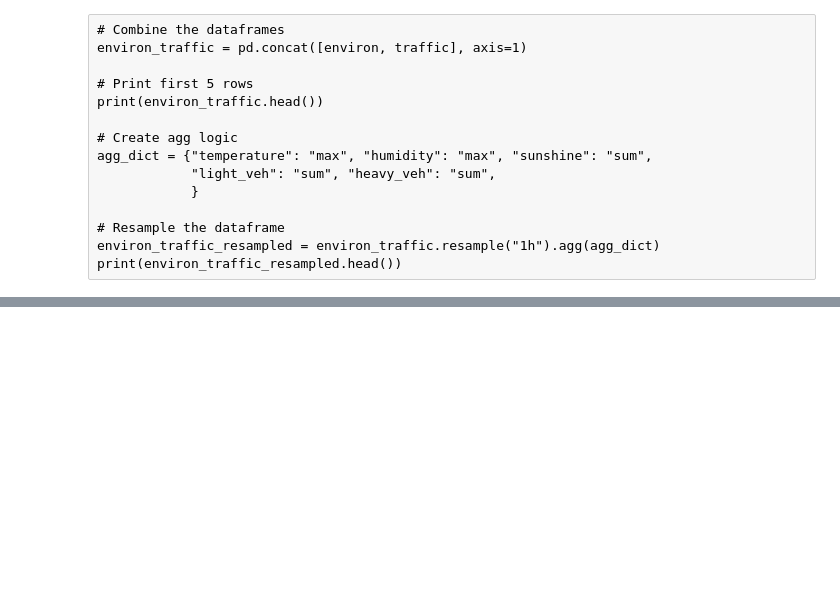
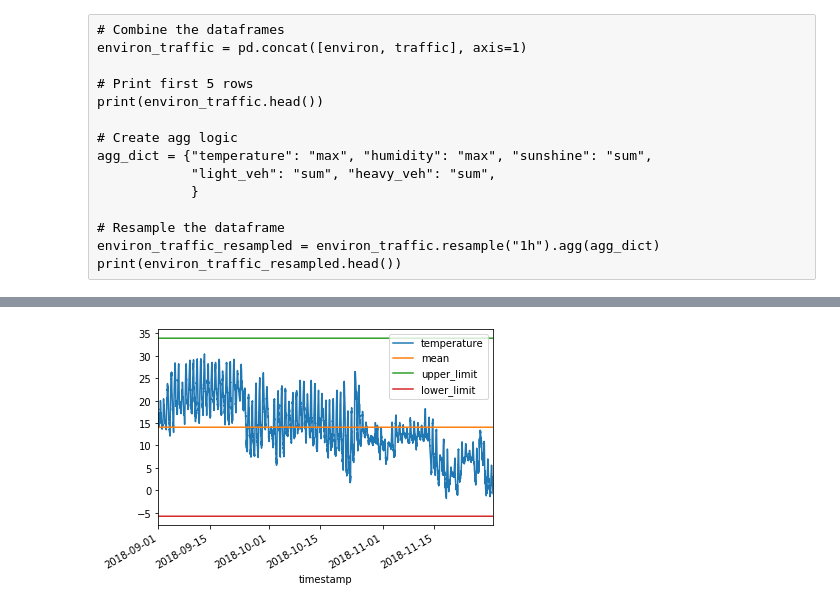
Before and after one commit to DavitGadyan/Mix_Cheatsheets, a Jupyter notebook: Analyzing IoT Data in Python.ipynb, the cells around one changed output, grey strips where cells are left out. Cells and saved outputs as stored; diff of their text form; code cells hidden in the pictures; blank space fills up the shorter version.

```diff
--- a/Analyzing IoT Data in Python.ipynb
+++ b/Analyzing IoT Data in Python.ipynb
@@ -416,0 +458,17 @@ print(environ_traffic_resampled.head())
+# %%
+data = pd.read_json(r'environment.json')[['temperature','timestamp']].dropna()
+data.set_index('timestamp',inplace=True)
+# %%
+# Calculate mean
+data["mean"] = data['temperature'].mean()
+
+# Calculate upper and lower limits
+data["upper_limit"] = data['mean'] + (data['temperature'].std() * 3)
+data["lower_limit"] = data['mean'] - (data['temperature'].std() * 3)
+
+# Plot the dataframe
+data.plot()
+
+plt.show()
+# %% [output]
+[figure, added]
```
Also changed, not shown: parts of 9 cells of this notebook.
